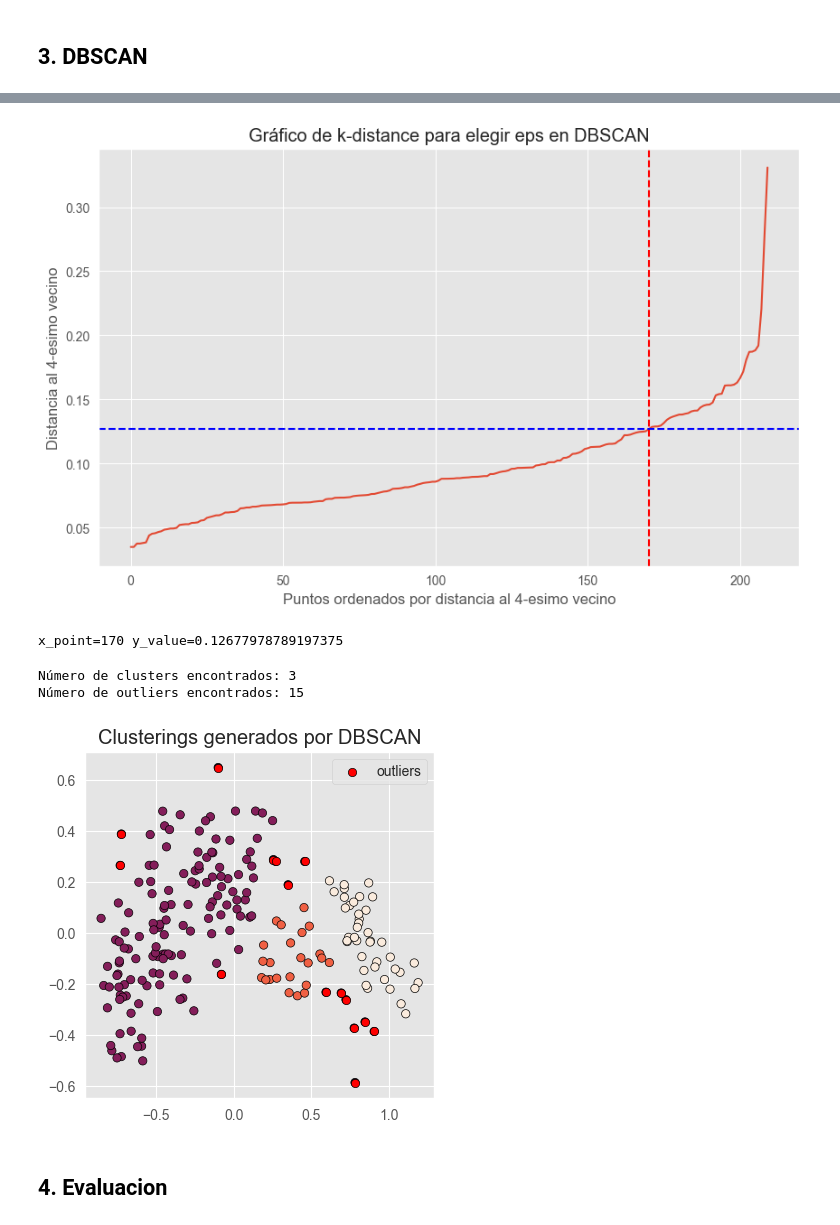
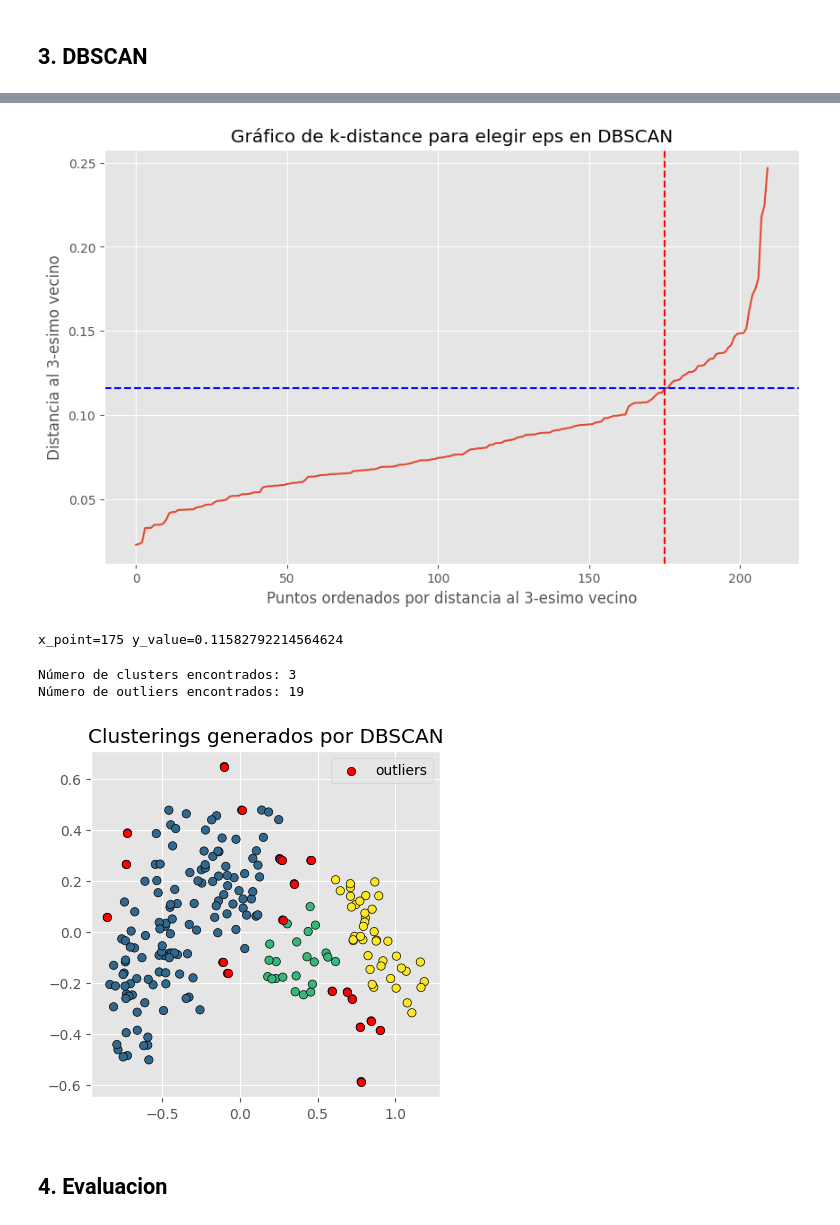
Before and after one commit to liangjizhu/Aprendizaje-Automatico-lab-2, a Jupyter notebook: notebook1.ipynb, the cells around one changed output, grey strips where cells are left out. Saved outputs shown, nothing was run; the diff lists cells and outputs as text; code cells hidden in the pictures.

```diff
--- a/notebook1.ipynb
+++ b/notebook1.ipynb
@@ -391,38 +389,38 @@ Número de outliers encontrados: 1
 from sklearn.neighbors import NearestNeighbors
 import matplotlib.pyplot as plt
 
-min_samples = 5
+min_samples = 4
 
 # Compute the nearest neighbors
 nn = NearestNeighbors(n_neighbors=min_samples)
 nn.fit(X_scaled)
 distances, indices = nn.kneighbors(X_scaled)
 
 # Sort the distances
 sorted_distances = np.sort(distances[:, min_samples-1 ], axis=0)
 
-x_point = 170
+x_point = 175
 y_value = sorted_distances[x_point]  # Obtener el valor de la distancia para ese punto
 
 # Plot the k-distance graph
 plt.figure(figsize=(10, 6))
 plt.plot(sorted_distances)
 plt.xlabel('Puntos ordenados por distancia al {}-esimo vecino'.format(min_samples - 1))
 plt.ylabel('Distancia al {}-esimo vecino'.format(min_samples - 1))
 plt.title('Gráfico de k-distance para elegir eps en DBSCAN')
 
 plt.axvline(x=x_point, color='r', linestyle='--')
 
 # Dibujar la línea horizontal correspondiente en el eje Y
 plt.axhline(y=y_value, color='b', linestyle='--')
 
 plt.grid(True)
 plt.show()
 
 print(f'{x_point=} y_value={y_value}')
 # %% [output]
-[figure, old version]
+[figure, new version]
-x_point=170 y_value=0.12677978789197375
+x_point=175 y_value=0.11582792214564624
 # %%
 # Modelo
 # ==============================================================================
@@ -470,8 +468,8 @@ print(f'Número de clusters encontrados: {n_clusters}')
 print(f'Número de outliers encontrados: {n_noise}')
 # %% [output]
 Número de clusters encontrados: 3
-Número de outliers encontrados: 15
+Número de outliers encontrados: 19
-[figure, old version]
+[figure, new version]
 # %% [markdown]
 ## 4. Evaluacion
 # %%
```
Also changed, not shown: parts of 11 cells of this notebook.
